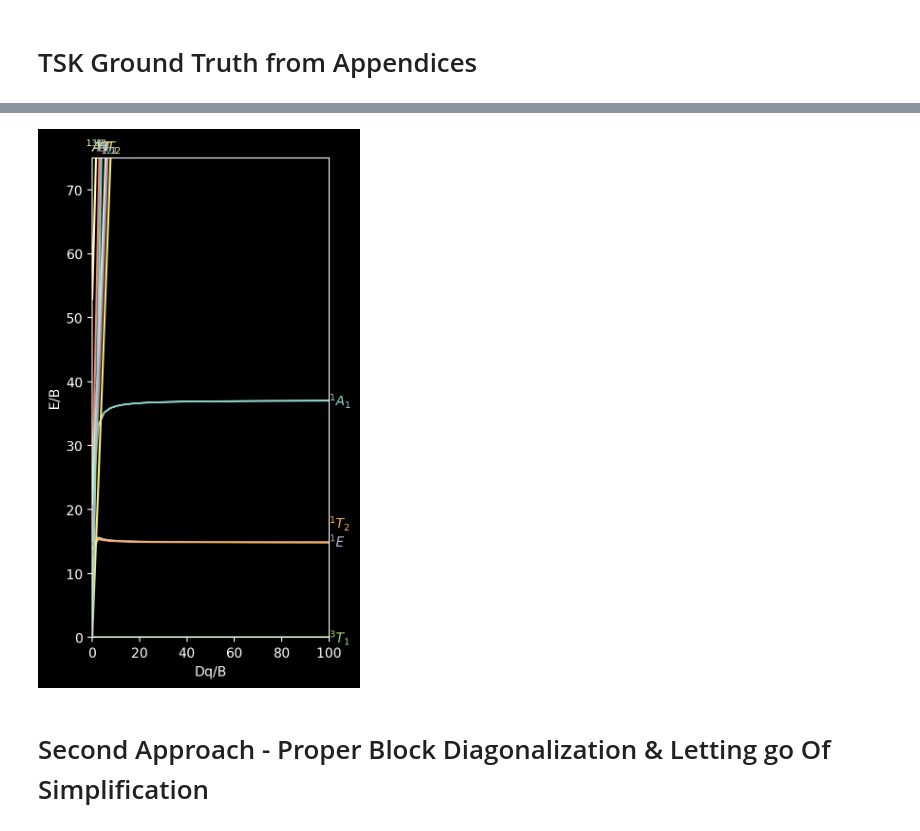
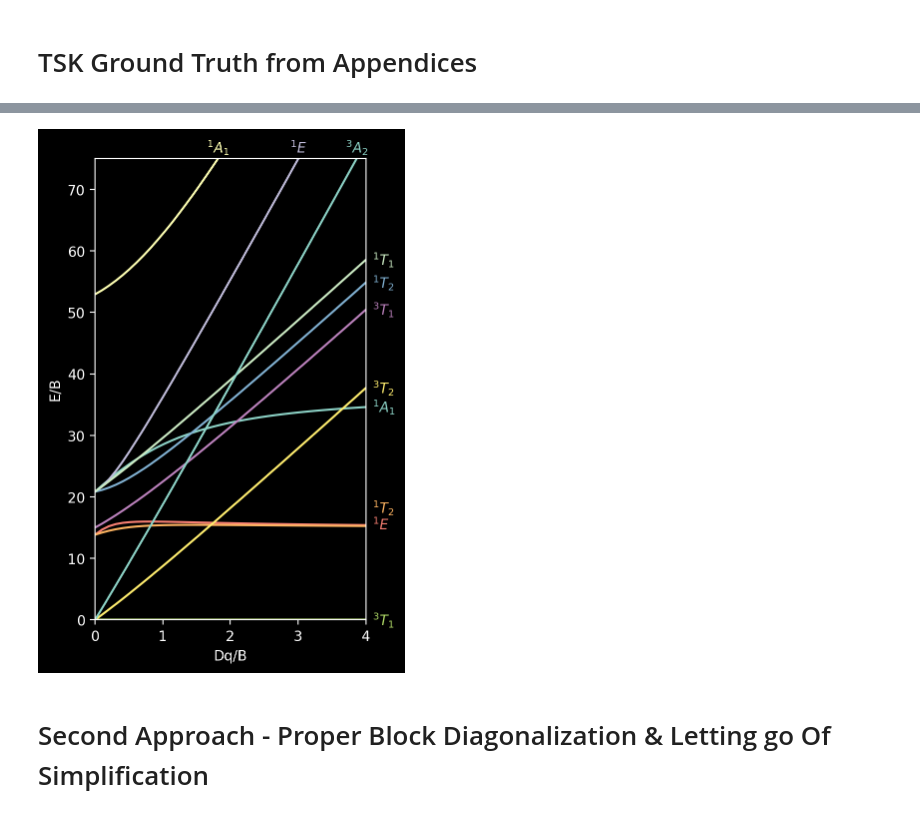
Before and after one commit to zia-lab/qdef, a Jupyter notebook: Diagrammatica.ipynb, the cells around one changed output, grey strips where cells are left out. Saved outputs shown, nothing was run; the diff lists cells and outputs as text; code cells hidden in the pictures.

```diff
--- a/Diagrammatica.ipynb
+++ b/Diagrammatica.ipynb
@@ -293,5 +318,5 @@ for k in TSK_diagrams[3]['matrices']:
 # %%
-Dqs = np.linspace(0,100,40)
+Dqs = np.linspace(0,4,40)
 ymax = 75
 γexp = 4.42
 TSK_functions = TSK_diagrams[2]['numpy functions']
@@ -318,6 +343,6 @@ ax.set_xlim(0, Dqs[-1])
 ax.set_ylim(0, ymax)
 ax.set_xlabel('Dq/B')
 ax.set_ylabel('E/B')
-plt.tight_layout()
+# plt.tight_layout()
 plt.show()
 # %% [output]
@@ -325,4 +350,4 @@ plt.show()
-[figure, old version]
+[figure, new version]
 # %% [markdown]
 # Second Approach - Proper Block Diagonalization & Letting go Of Simplification
 # %%
```
Also changed, not shown: parts of 50 cells of this notebook, 9 other files.
